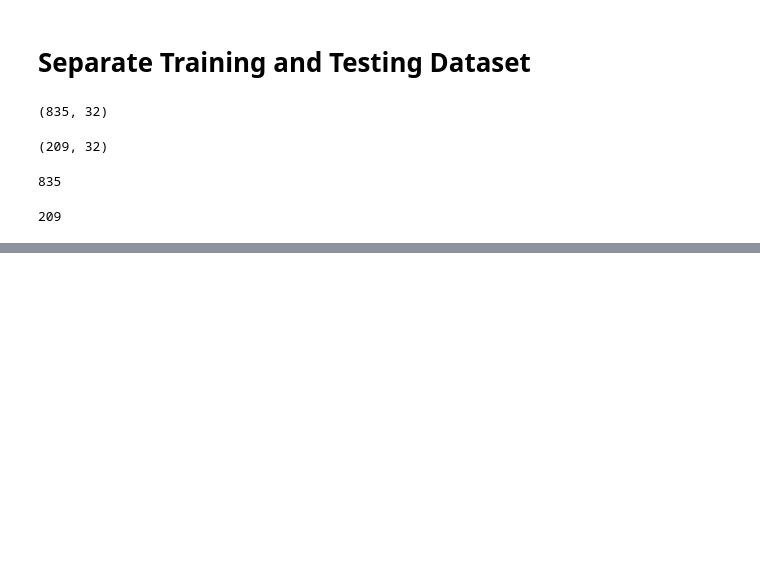
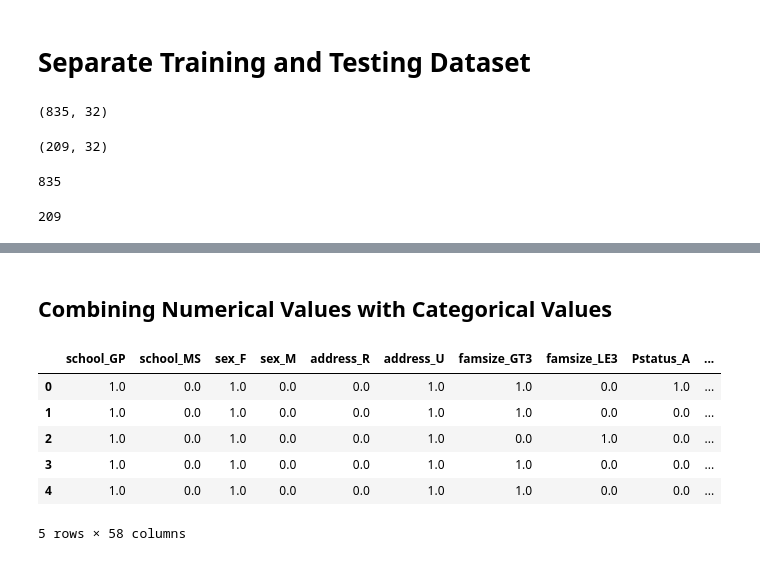
Before and after one commit to PraddyumnYadav/Grade-Predictor, a Jupyter notebook: Grade_Predictor.ipynb, the cells around one changed output, grey strips where cells are left out. Cells and saved outputs as stored; diff of their text form; code cells hidden in the pictures; blank space fills up the shorter version.

```diff
--- a/Grade_Predictor.ipynb
+++ b/Grade_Predictor.ipynb
@@ -167,0 +231,13 @@ len(y_test)
+# %% [markdown]
+## Combining Numerical Values with Categorical Values
+# %%
+X_encoded_final = pd.concat([X_encoded_df, X_float], axis=1)
+X_encoded_final.head()
+# %% [output]
+|  | school_GP | school_MS | sex_F | sex_M | address_R | address_U | famsize_GT3 | famsize_LE3 | Pstatus_A | ... |
+| 0 | 1.0 | 0.0 | 1.0 | 0.0 | 0.0 | 1.0 | 1.0 | 0.0 | 1.0 | ... |
+| 1 | 1.0 | 0.0 | 1.0 | 0.0 | 0.0 | 1.0 | 1.0 | 0.0 | 0.0 | ... |
+| 2 | 1.0 | 0.0 | 1.0 | 0.0 | 0.0 | 1.0 | 0.0 | 1.0 | 0.0 | ... |
+| 3 | 1.0 | 0.0 | 1.0 | 0.0 | 0.0 | 1.0 | 1.0 | 0.0 | 0.0 | ... |
+| 4 | 1.0 | 0.0 | 1.0 | 0.0 | 0.0 | 1.0 | 1.0 | 0.0 | 0.0 | ... |
+5 rows × 58 columns
```
Also changed, not shown: parts of 7 cells of this notebook.
